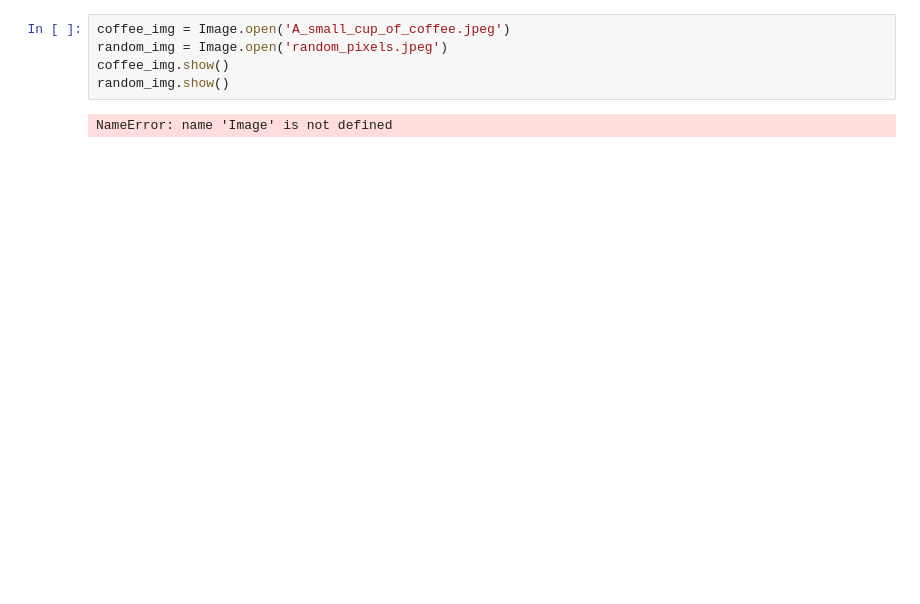
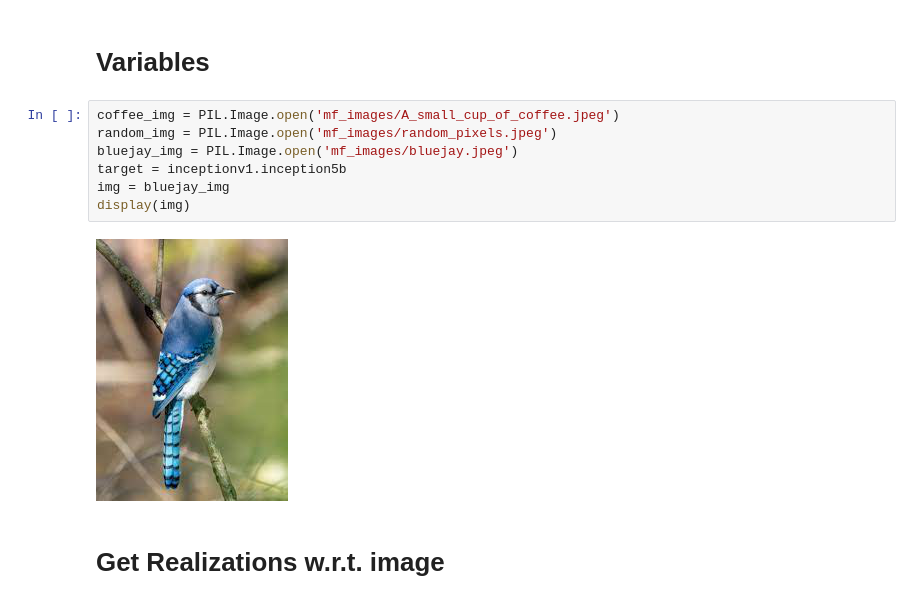
Before and after one commit to jackaldenryan/231nFinalProject, a Jupyter notebook: mf_realization_script.ipynb, the cells around one changed output. Saved outputs shown, nothing was run; the diff lists cells and outputs as text; blank space fills up the shorter version.

```diff
--- a/mf_realization_script.ipynb
+++ b/mf_realization_script.ipynb
@@ -8,7 +12,13 @@ ModuleNotFoundError: No module named 'captum'
+# %% [markdown]
+# Variables
 # %%
-coffee_img = Image.open('A_small_cup_of_coffee.jpeg')
-random_img = Image.open('random_pixels.jpeg')
-coffee_img.show()
-random_img.show()
+coffee_img = PIL.Image.open('mf_images/A_small_cup_of_coffee.jpeg')
+random_img = PIL.Image.open('mf_images/random_pixels.jpeg')
+bluejay_img = PIL.Image.open('mf_images/bluejay.jpeg')
+target = inceptionv1.inception5b
+img = bluejay_img
+display(img)
 # %% [output]
-NameError: name 'Image' is not defined
+[figure, added]
+# %% [markdown]
+# Get Realizations w.r.t. image
```
Also changed, not shown: parts of 4 cells of this notebook, 15 other files.
